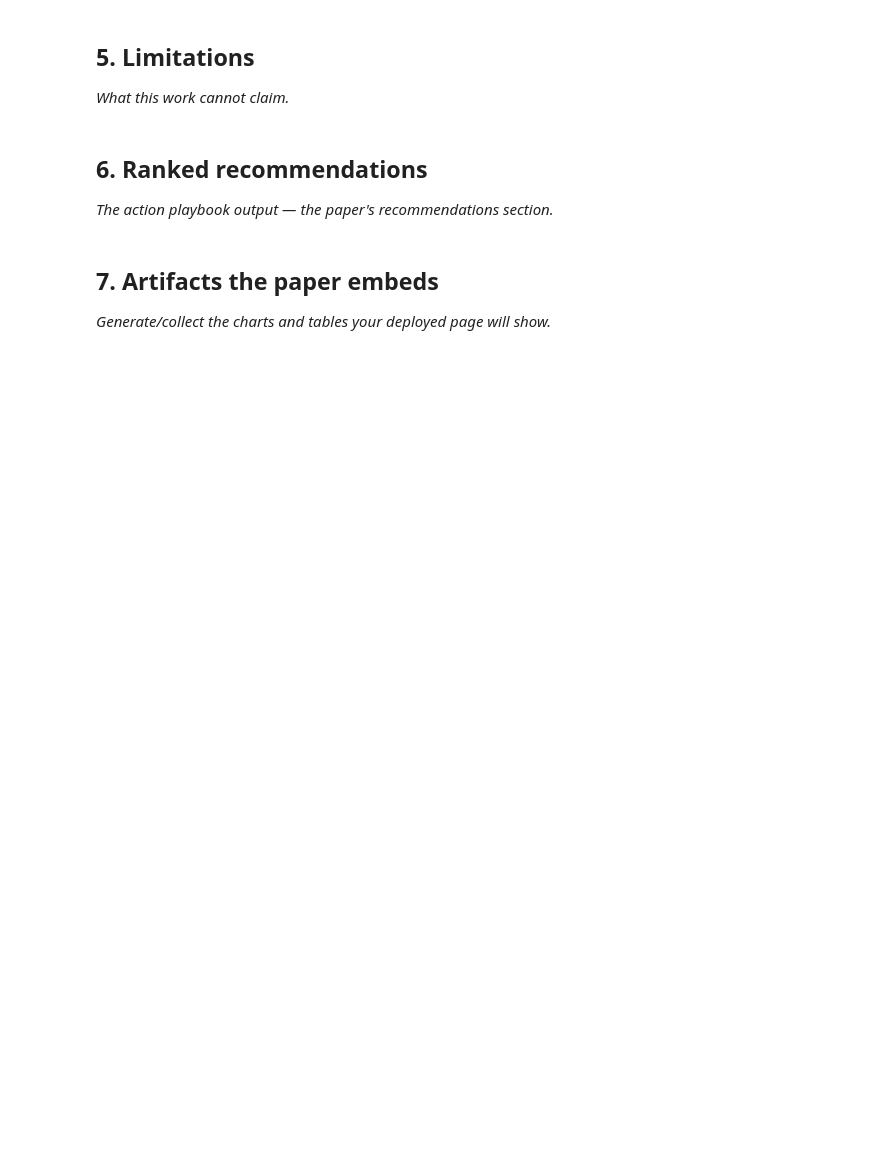
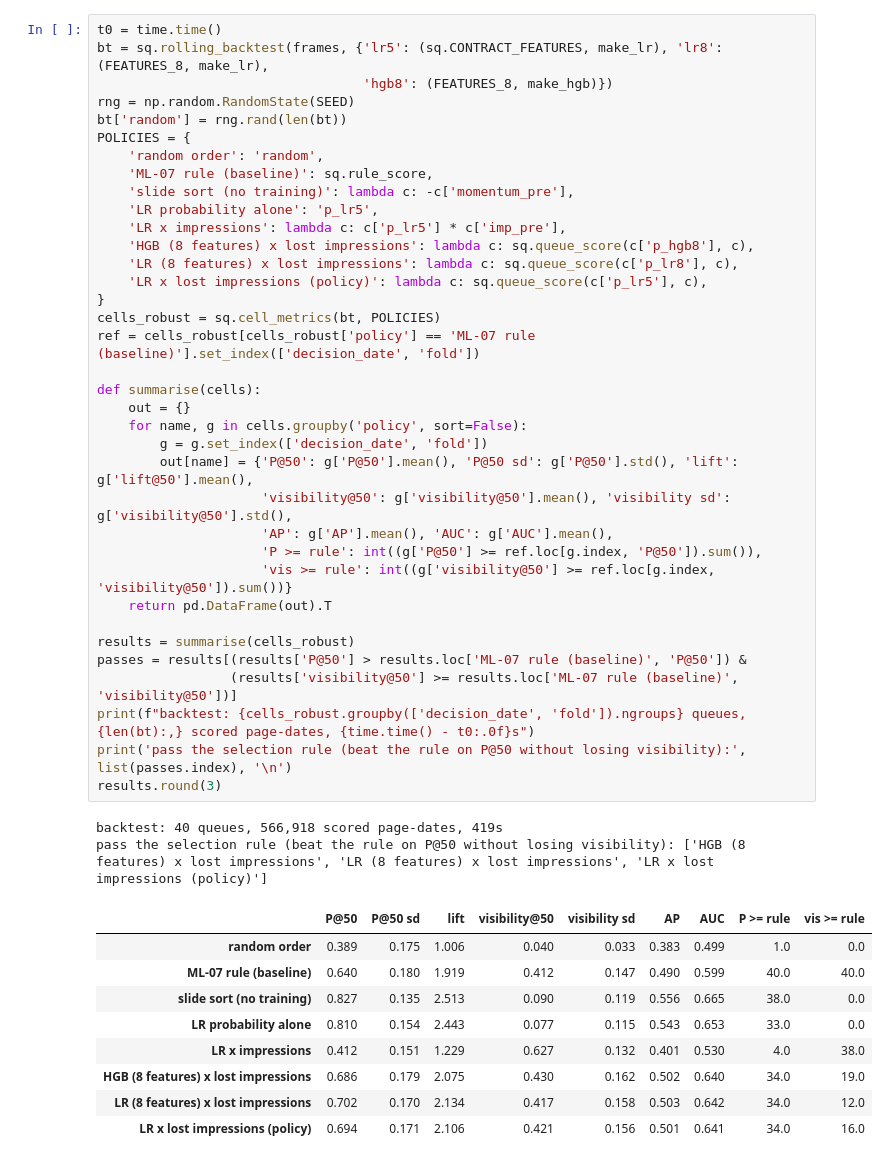
Before and after one commit to WingManOO7/ML-INTER, a Jupyter notebook: work/notebooks/capstone.ipynb, the cells around one changed output. Cells and saved outputs as stored; diff of their text form; blank space fills up the shorter version.

```diff
--- a/work/notebooks/capstone.ipynb
+++ b/work/notebooks/capstone.ipynb
@@ -25,12 +247,48 @@ This skeleton is yours to fill. Work the sections **in order** — each one has
-# %% [markdown]
-## 5. Limitations
-
-*What this work cannot claim.*
-# %% [markdown]
-## 6. Ranked recommendations
-
-*The action playbook output — the paper's recommendations section.*
-# %% [markdown]
-## 7. Artifacts the paper embeds
-
-*Generate/collect the charts and tables your deployed page will show.*
+# %%
+t0 = time.time()
+bt = sq.rolling_backtest(frames, {'lr5': (sq.CONTRACT_FEATURES, make_lr), 'lr8': (FEATURES_8, make_lr),
+                                  'hgb8': (FEATURES_8, make_hgb)})
+rng = np.random.RandomState(SEED)
+bt['random'] = rng.rand(len(bt))
+POLICIES = {
+    'random order': 'random',
+    'ML-07 rule (baseline)': sq.rule_score,
+    'slide sort (no training)': lambda c: -c['momentum_pre'],
+    'LR probability alone': 'p_lr5',
+    'LR x impressions': lambda c: c['p_lr5'] * c['imp_pre'],
+    'HGB (8 features) x lost impressions': lambda c: sq.queue_score(c['p_hgb8'], c),
+    'LR (8 features) x lost impressions': lambda c: sq.queue_score(c['p_lr8'], c),
+    'LR x lost impressions (policy)': lambda c: sq.queue_score(c['p_lr5'], c),
+}
+cells_robust = sq.cell_metrics(bt, POLICIES)
+ref = cells_robust[cells_robust['policy'] == 'ML-07 rule (baseline)'].set_index(['decision_date', 'fold'])
+
+def summarise(cells):
+    out = {}
+    for name, g in cells.groupby('policy', sort=False):
+        g = g.set_index(['decision_date', 'fold'])
+        out[name] = {'P@50': g['P@50'].mean(), 'P@50 sd': g['P@50'].std(), 'lift': g['lift@50'].mean(),
+                     'visibility@50': g['visibility@50'].mean(), 'visibility sd': g['visibility@50'].std(),
+                     'AP': g['AP'].mean(), 'AUC': g['AUC'].mean(),
+                     'P >= rule': int((g['P@50'] >= ref.loc[g.index, 'P@50']).sum()),
+                     'vis >= rule': int((g['visibility@50'] >= ref.loc[g.index, 'visibility@50']).sum())}
+    return pd.DataFrame(out).T
+
+results = summarise(cells_robust)
+passes = results[(results['P@50'] > results.loc['ML-07 rule (baseline)', 'P@50']) &
+                 (results['visibility@50'] >= results.loc['ML-07 rule (baseline)', 'visibility@50'])]
+print(f"backtest: {cells_robust.groupby(['decision_date', 'fold']).ngroups} queues, {len(bt):,} scored page-dates, {time.time() - t0:.0f}s")
+print('pass the selection rule (beat the rule on P@50 without losing visibility):', list(passes.index), '\n')
+results.round(3)
+# %% [output]
+backtest: 40 queues, 566,918 scored page-dates, 419s
+pass the selection rule (beat the rule on P@50 without losing visibility): ['HGB (8 features) x lost impressions', 'LR (8 features) x lost impressions', 'LR x lost impressions (policy)']
+|  | P@50 | P@50 sd | lift | visibility@50 | visibility sd | AP | AUC | P >= rule | vis >= rule |
+| random order | 0.389 | 0.175 | 1.006 | 0.040 | 0.033 | 0.383 | 0.499 | 1.0 | 0.0 |
+| ML-07 rule (baseline) | 0.640 | 0.180 | 1.919 | 0.412 | 0.147 | 0.490 | 0.599 | 40.0 | 40.0 |
+| slide sort (no training) | 0.827 | 0.135 | 2.513 | 0.090 | 0.119 | 0.556 | 0.665 | 38.0 | 0.0 |
+| LR probability alone | 0.810 | 0.154 | 2.443 | 0.077 | 0.115 | 0.543 | 0.653 | 33.0 | 0.0 |
+| LR x impressions | 0.412 | 0.151 | 1.229 | 0.627 | 0.132 | 0.401 | 0.530 | 4.0 | 38.0 |
+| HGB (8 features) x lost impressions | 0.686 | 0.179 | 2.075 | 0.430 | 0.162 | 0.502 | 0.640 | 34.0 | 19.0 |
+| LR (8 features) x lost impressions | 0.702 | 0.170 | 2.134 | 0.417 | 0.158 | 0.503 | 0.642 | 34.0 | 12.0 |
+| LR x lost impressions (policy) | 0.694 | 0.171 | 2.106 | 0.421 | 0.156 | 0.501 | 0.641 | 34.0 | 16.0 |
```
Also changed, not shown: parts of 28 cells of this notebook, 13 other files.
